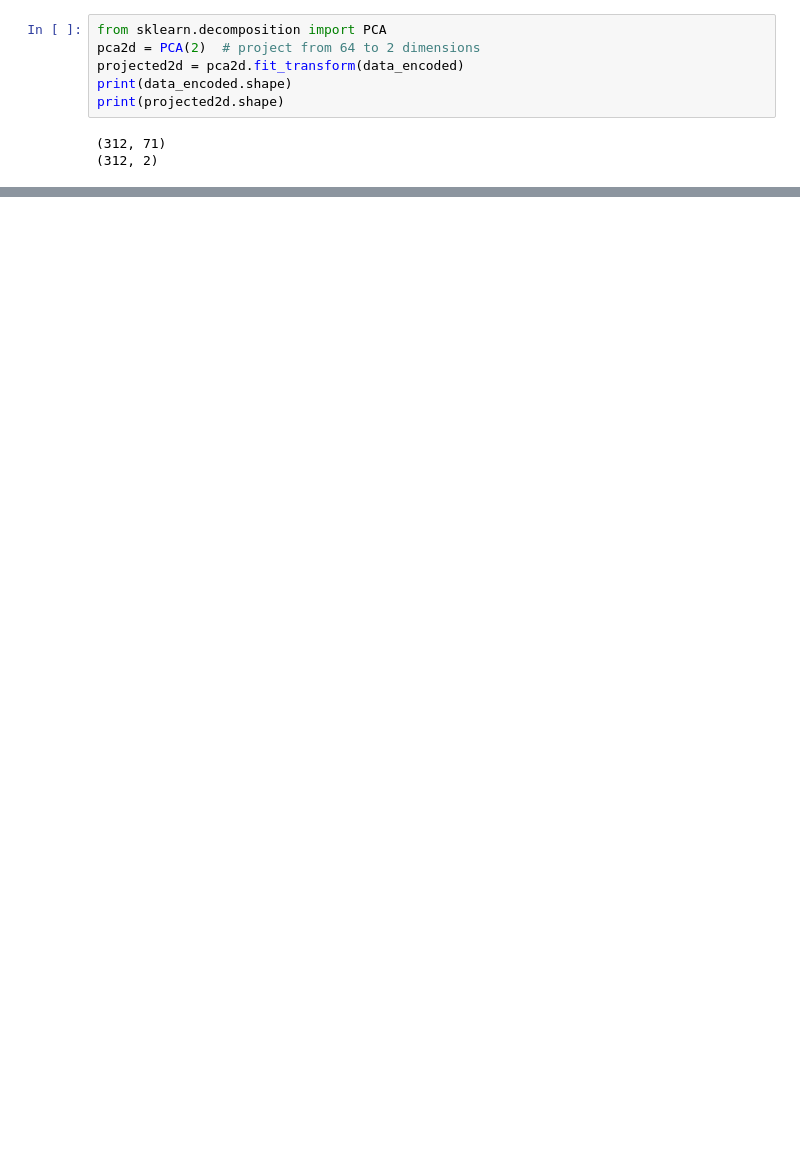
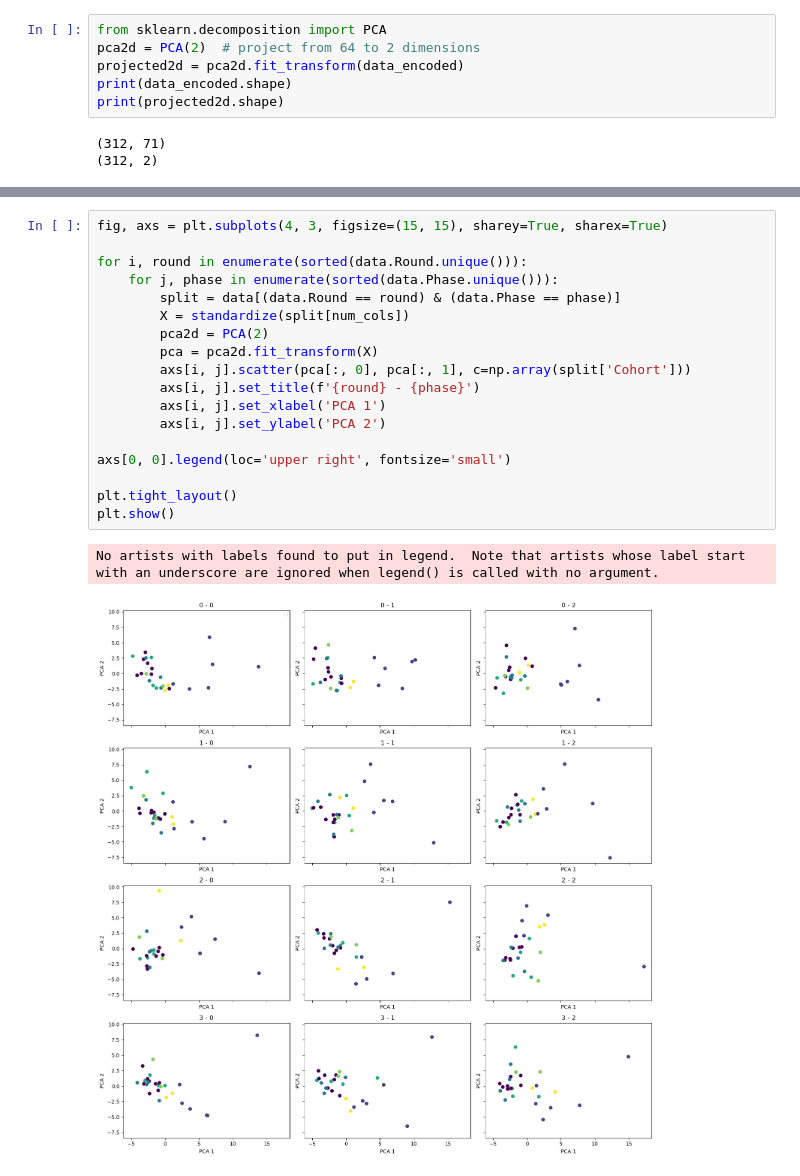
Before and after one commit to SorenBlattBendtsen/02582, a Jupyter notebook: Assignment_2/clusters_vs_emotions_pca.ipynb, the cells around one changed output, grey strips where cells are left out. Drawn from its saved outputs; the diff is of its cells as text; blank space fills up the shorter version.

```diff
--- a/Assignment_2/clusters_vs_emotions_pca.ipynb
+++ b/Assignment_2/clusters_vs_emotions_pca.ipynb
@@ -509,0 +521,21 @@ plt.colorbar();
+# %%
+fig, axs = plt.subplots(4, 3, figsize=(15, 15), sharey=True, sharex=True)
+
+for i, round in enumerate(sorted(data.Round.unique())):
+    for j, phase in enumerate(sorted(data.Phase.unique())):
+        split = data[(data.Round == round) & (data.Phase == phase)]
+        X = standardize(split[num_cols])
+        pca2d = PCA(2)
+        pca = pca2d.fit_transform(X)
+        axs[i, j].scatter(pca[:, 0], pca[:, 1], c=np.array(split['Cohort']))
+        axs[i, j].set_title(f'{round} - {phase}')
+        axs[i, j].set_xlabel('PCA 1')
+        axs[i, j].set_ylabel('PCA 2')
+
+axs[0, 0].legend(loc='upper right', fontsize='small')
+
+plt.tight_layout()
+plt.show()
+# %% [output]
+No artists with labels found to put in legend.  Note that artists whose label start with an underscore are ignored when legend() is called with no argument.
+[figure, added]
```
Also changed, not shown: parts of 6 cells of this notebook, 2 other files.
